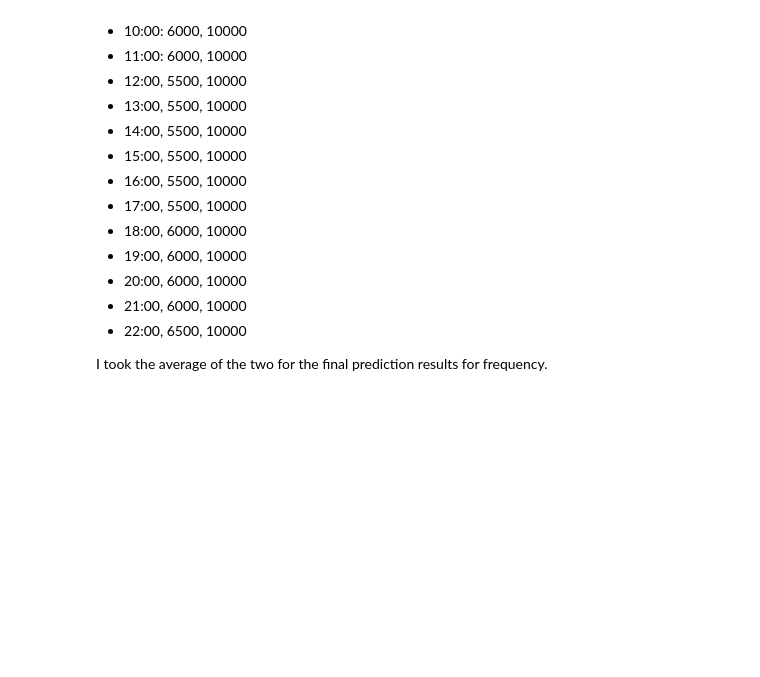
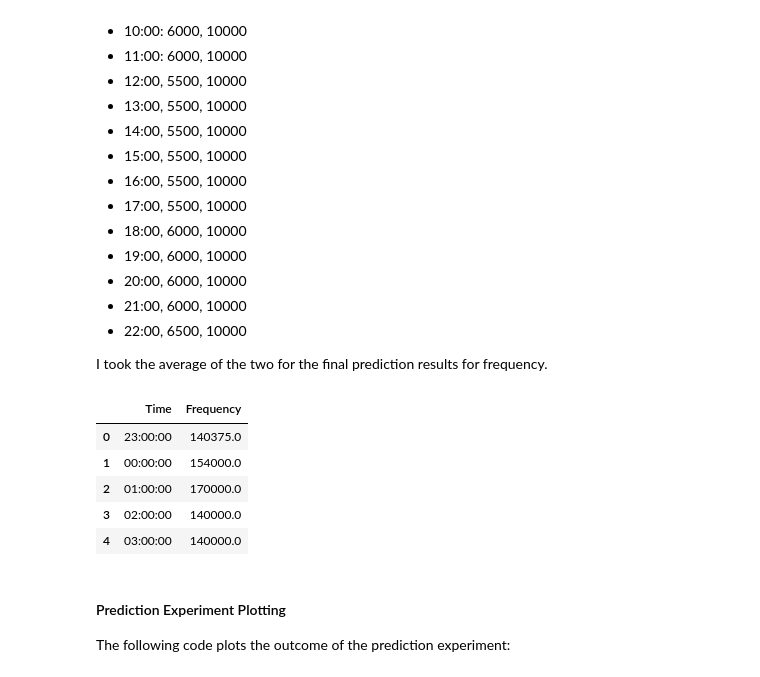
Before and after one commit to bs333/mgt-451, a Jupyter notebook: MGT451 - Assignments/MGT451 - Assignment #1/MGT451 - Assignment #1 ~ Optimal Predictions.ipynb, the cells around one changed output. Drawn from its saved outputs; the diff is of its cells as text; code cells hidden in the pictures; blank space fills up the shorter version.

Commit message:
Plot prediction results from experiment and add Optimal Predictions on Everyday Cognition paper.

```diff
--- a/MGT451 - Assignments/MGT451 - Assignment #1/MGT451 - Assignment #1 ~ Optimal Predictions.ipynb
+++ b/MGT451 - Assignments/MGT451 - Assignment #1/MGT451 - Assignment #1 ~ Optimal Predictions.ipynb
@@ -140,53 +140,68 @@ import numpy as np
 
 # Input prediction results from the experiment in a dictionary
 prediction_results = {'Time': ['23:00:00',
-                               '00:00:00'
-                               '01:00:00'
-                               '02:00:00'
-                               '03:00:00'
-                               '04:00:00'
-                               '05:00:00'
-                               '06:00:00'
-                               '07:00:00'
-                               '08:00:00'
-                               '09:00:00'
-                               '10:00:00'
-                               '11:00:00'
-                               '12:00:00'
-                               '13:00:00'
-                               '14:00:00'
-                               '15:00:00'
-                               '16:00:00'
-                               '17:00:00'
-                               '18:00:00'
-                               '19:00:00'
-                               '20:00:00'
-                               '21:00:00'
+                               '00:00:00',
+                               '01:00:00',
+                               '02:00:00',
+                               '03:00:00',
+                               '04:00:00',
+                               '05:00:00',
+                               '06:00:00',
+                               '07:00:00',
+                               '08:00:00',
+                               '09:00:00',
+                               '10:00:00',
+                               '11:00:00',
+                               '12:00:00',
+                               '13:00:00',
+                               '14:00:00',
+                               '15:00:00',
+                               '16:00:00',
+                               '17:00:00',
+                               '18:00:00',
+                               '19:00:00',
+                               '20:00:00',
+                               '21:00:00',
                                '22:00:00'],
 
                         'Frequency': [
                                 np.mean([7000, 273750]),
                                 np.mean([8000, 300000]),
                                 np.mean([10000, 330000]),
                                 np.mean([10000, 270000]),
                                 np.mean([10000, 270000]),
                                 np.mean([9000, 270000]),
                                 np.mean([8000, 135000]),
                                 np.mean([7000, 10000]),
                                 np.mean([6000, 10000]),
                                 np.mean([6000, 10000]),
                                 np.mean([6000, 10000]),
                                 np.mean([6000, 10000]),
                                 np.mean([6000, 10000]),
                                 np.mean([5500, 10000]),
                                 np.mean([5500, 10000]),
                                 np.mean([5500, 10000]),
                                 np.mean([5500, 10000]),
                                 np.mean([5500, 10000]),
                                 np.mean([5550, 10000]),
                                 np.mean([6000, 10000]),
                                 np.mean([6000, 10000]),
                                 np.mean([6000, 10000]),
                                 np.mean([6000, 10000]),
                                 np.mean([6500, 10000])
                         ]}
+
+prediction_results_df = pd.DataFrame(prediction_results)
+
+prediction_results_df.head()
+# %% [output]
+|  | Time | Frequency |
+| 0 | 23:00:00 | 140375.0 |
+| 1 | 00:00:00 | 154000.0 |
+| 2 | 01:00:00 | 170000.0 |
+| 3 | 02:00:00 | 140000.0 |
+| 4 | 03:00:00 | 140000.0 |
+# %% [markdown]
+#### Prediction Experiment Plotting
+
+The following code plots the outcome of the prediction experiment:
```
Also changed, not shown: parts of 1 cell of this notebook, 1 other file.
